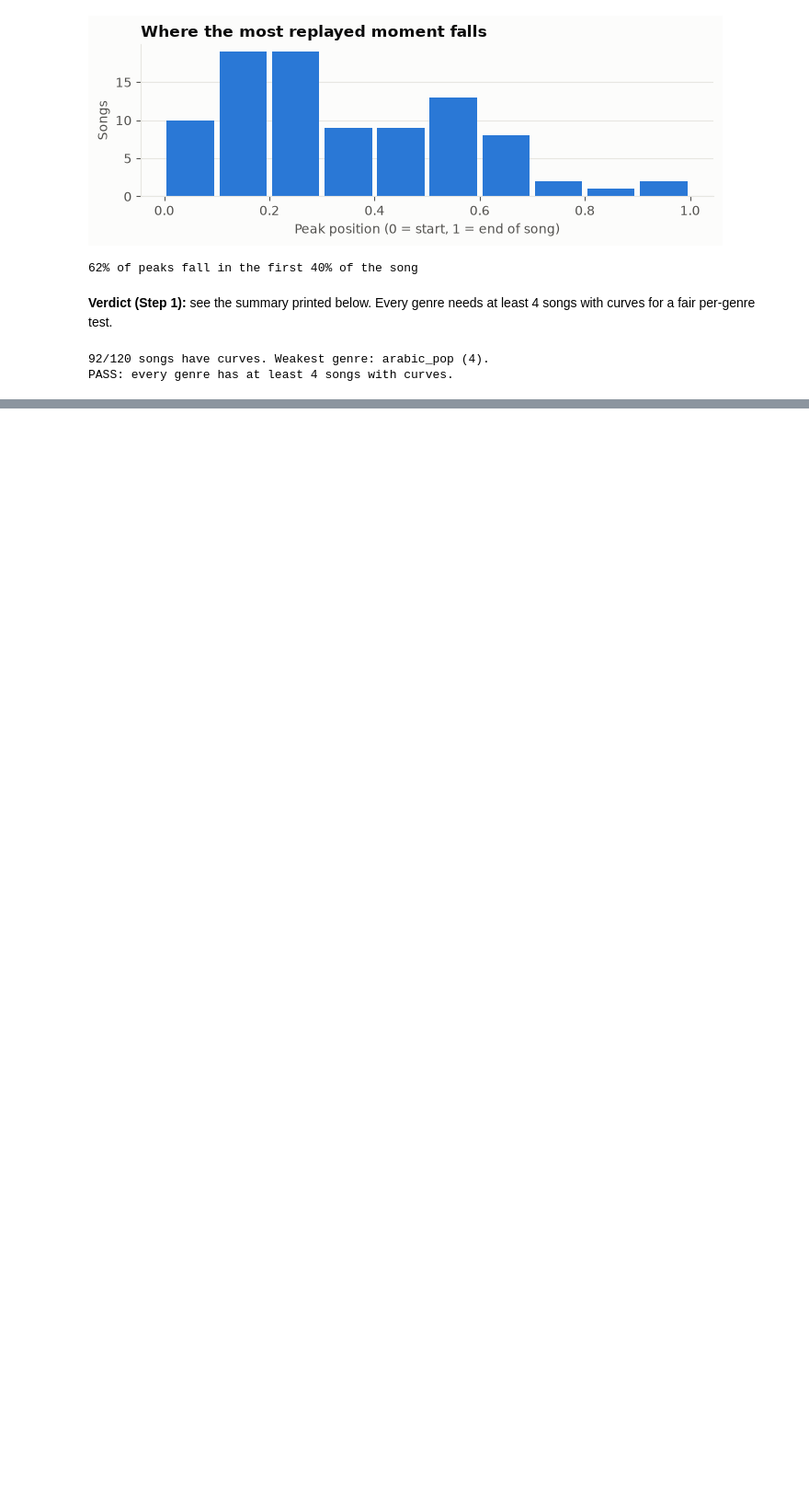
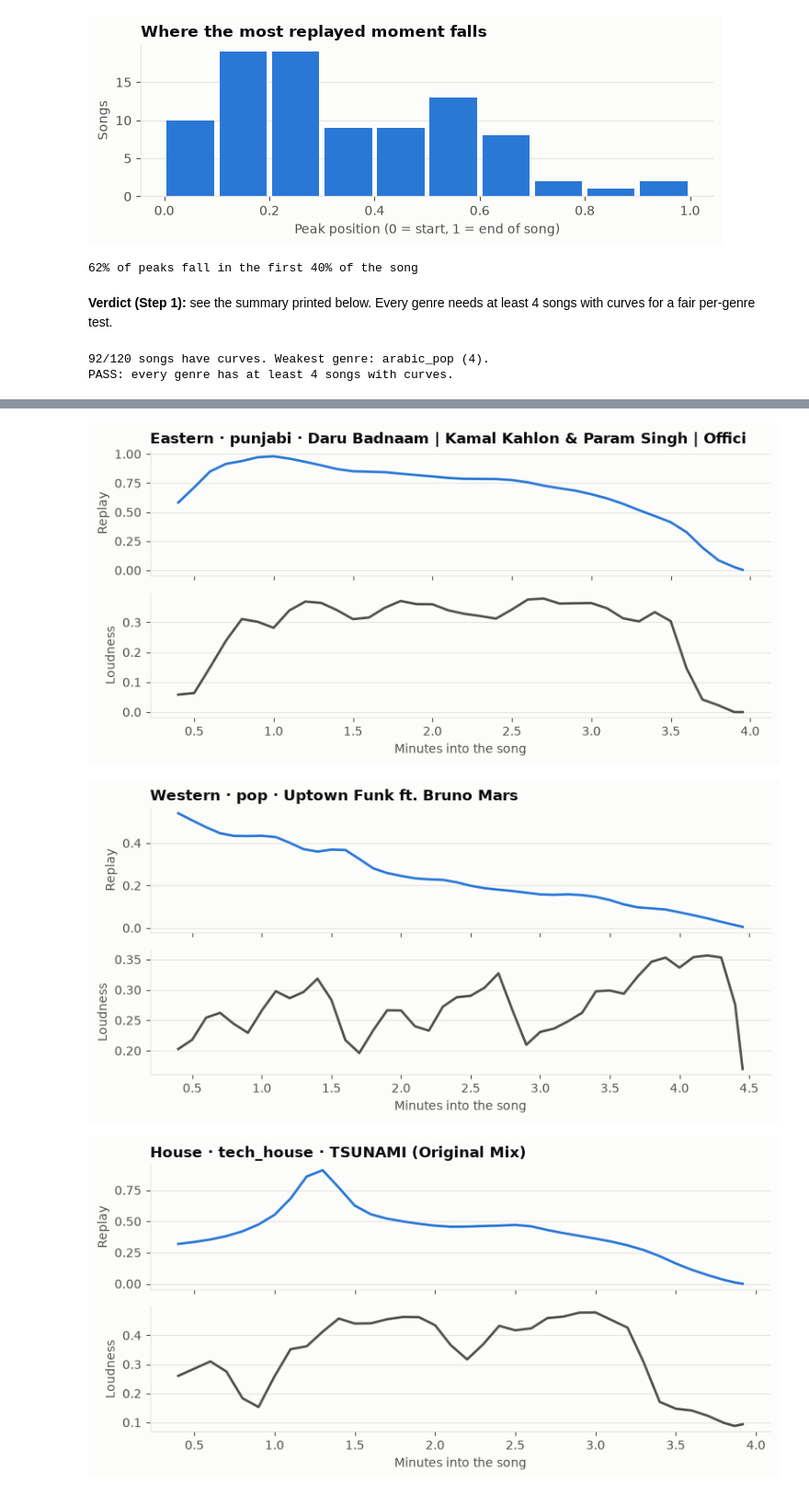
Before and after one commit to wahajaslm/audionome, a Jupyter notebook: notebooks/02_base_model.ipynb, the cells around one changed output, grey strips where cells are left out. Shown at 92% size. Saved outputs shown, nothing was run; the diff lists cells and outputs as text; code cells hidden in the pictures; blank space fills up the shorter version.

```diff
--- a/notebooks/02_base_model.ipynb
+++ b/notebooks/02_base_model.ipynb
@@ -133,0 +188,20 @@ Needs the DSP + CLAP features, which are being computed.
+# %%
+def show(video_id):
+    s, t = song_of[video_id], targets[video_id]
+    windows = store.windows(s)
+    mins = np.array([(windows[i][0] + windows[i][1]) / 2 for i in t.index]) / 60
+    fig, (a, b) = plt.subplots(2, 1, figsize=(8, 4), sharex=True)
+    a.plot(mins, t.replay, color=HAS, lw=2); a.set_ylabel('Replay')
+    a.set_title(f'{s.region.title()} · {s.genre} · {s.song[:50]}', loc='left', fontweight='bold')
+    b.plot(mins, feats[video_id]['loudness'], color=MUTED, lw=2); b.set_ylabel('Loudness')
+    b.set_xlabel('Minutes into the song')
+    for ax in (a, b): ax.grid(axis='y', color=GRID); ax.set_axisbelow(True)
+    plt.tight_layout(); plt.show()
+
+for region in ['eastern', 'western', 'house']:
+    pool = [v for v in targets if song_of[v].region == region and song_of[v].tier == 'top']
+    show(max(pool, key=lambda v: song_of[v].view_count))
+# %% [output]
+[figure, added]
+[figure, added]
+[figure, added]
```
Also changed, not shown: parts of 14 cells of this notebook, 3 other files.
